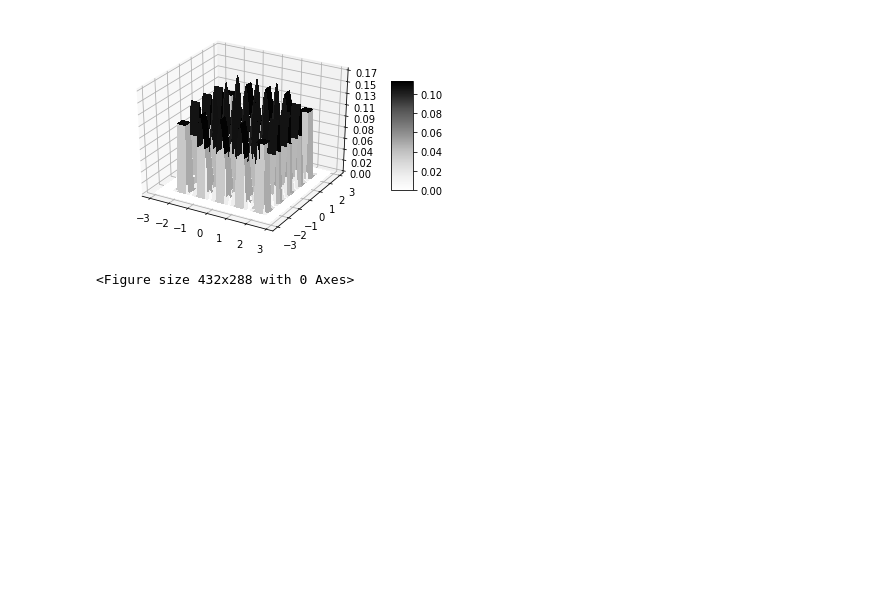
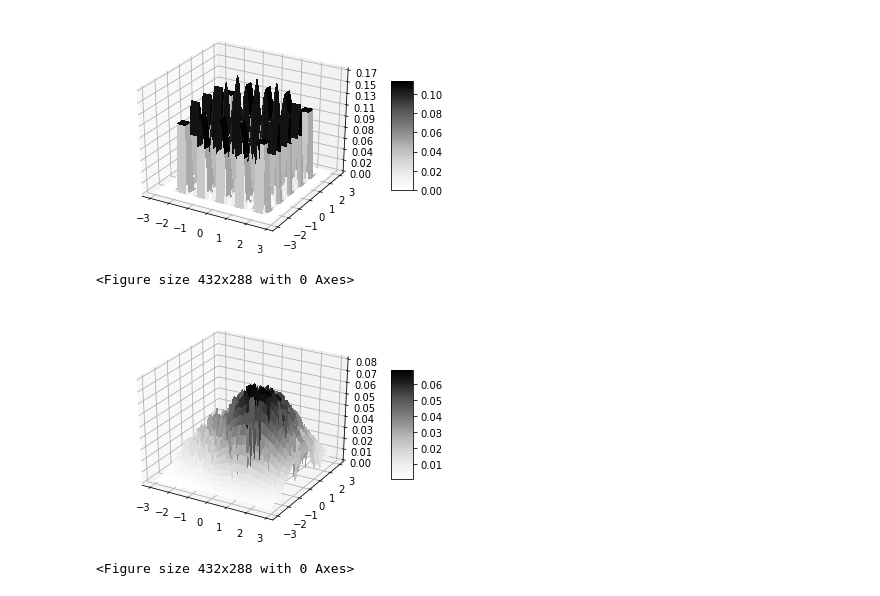
Before and after one commit to atbolsh/glowLU, a Jupyter notebook: PlottingEverything.ipynb, the cells around one changed output. Cells and saved outputs as stored; diff of their text form; code cells hidden in the pictures; blank space fills up the shorter version.

Commit message:
Plotted deep results. Disappointing. Will try the adversarial approach.

```diff
--- a/PlottingEverything.ipynb
+++ b/PlottingEverything.ipynb
@@ -77,0 +80,28 @@ tensor([[ 5.6052e-45,  7.7492e-43,  7.9099e-41,  ...,  6.2836e-39,
+# %%
+model = torch.load('deepWeights/epoch239100')
+# %%
+_, lz = model(points.cuda())
+# %%
+Z = torch.exp(lz).cpu().view(60, 60).detach().numpy()
+# %%
+plt.clf()
+fig.clear()
+ax = fig.gca(projection='3d')
+ax.clear()
+
+surf = ax.plot_surface(X, Y, Z, cmap=cm.Greys,
+                       linewidth=0, antialiased=False)
+ax.set_zlim(0, np.max(Z) + 0.01)
+ax.zaxis.set_major_locator(LinearLocator(10))
+ax.zaxis.set_major_formatter(FormatStrFormatter('%.02f'))
+
+ax.zaxis.set_major_locator(LinearLocator(10))
+ax.zaxis.set_major_formatter(FormatStrFormatter('%.02f'))
+
+
+fig.colorbar(surf, shrink=0.5, aspect=5)
+
+fig
+# %% [output]
+[figure, added]
+<Figure size 432x288 with 0 Axes>
```
Also changed, not shown: parts of 1 cell of this notebook.
